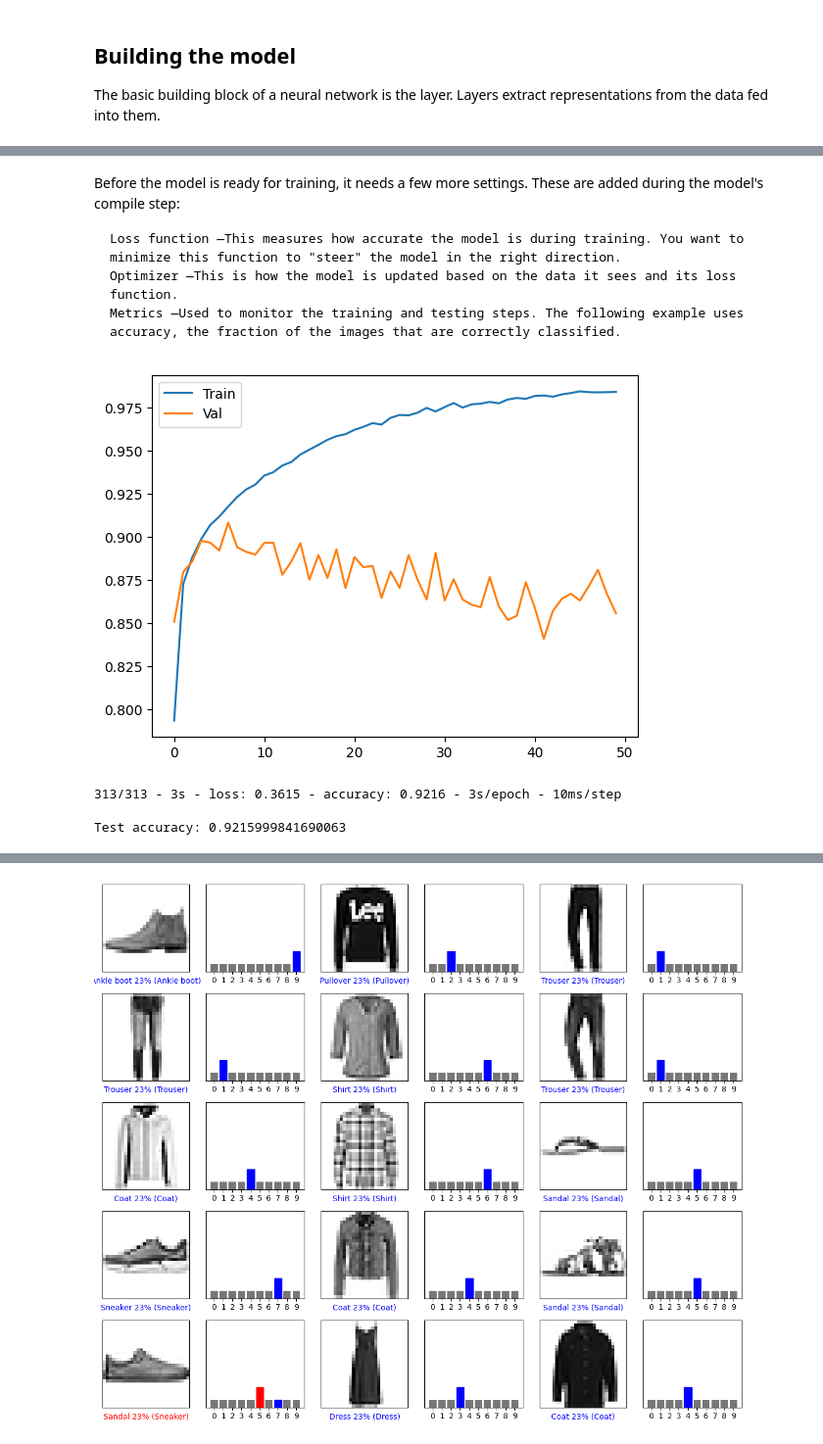
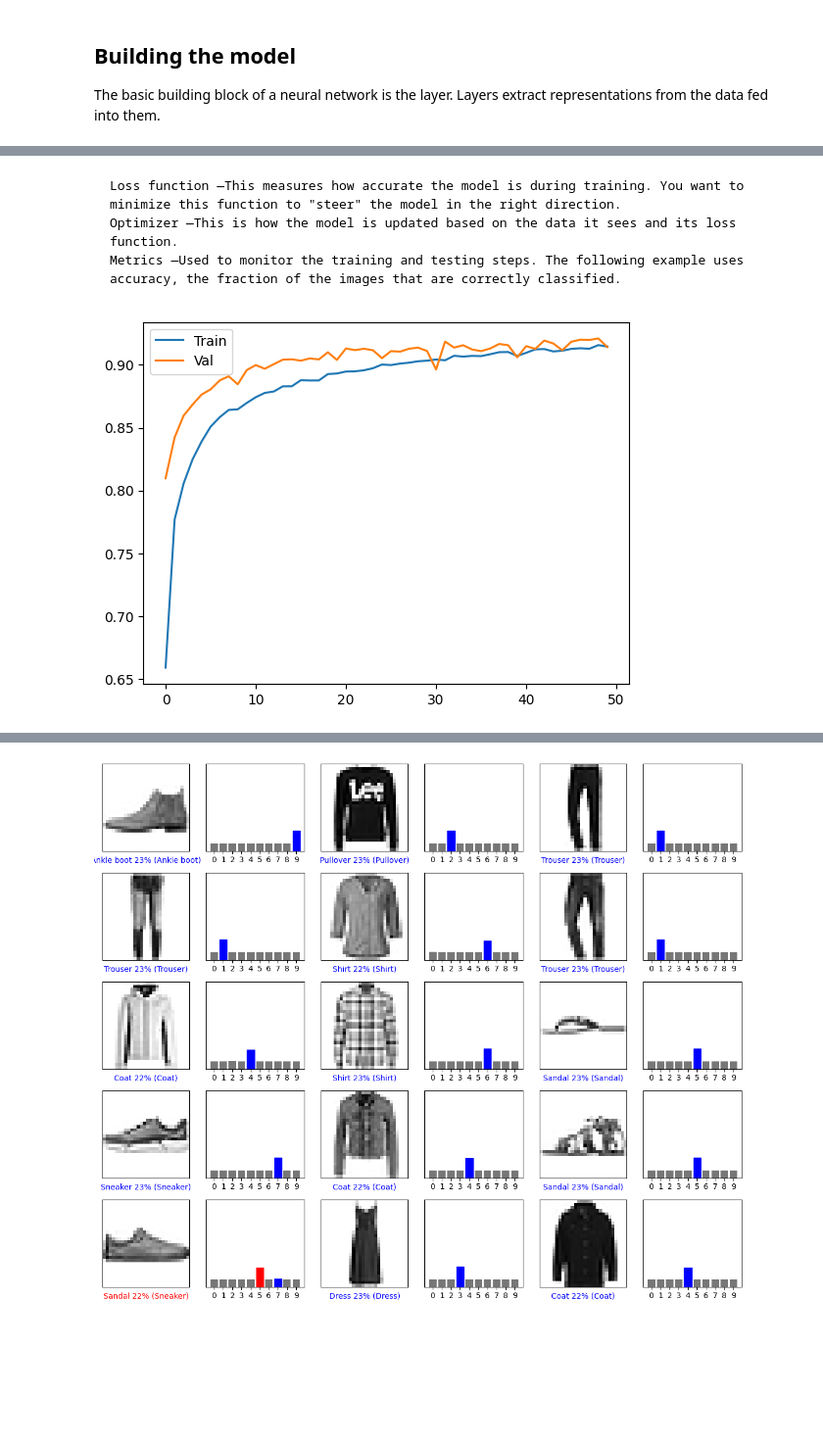
Before and after one commit to miriam-mendez/ADM, a Jupyter notebook: main.ipynb, the cells around one changed output, grey strips where cells are left out. Shown at 98% size. Cells and saved outputs as stored; diff of their text form; code cells hidden in the pictures; blank space fills up the shorter version.

```diff
--- a/main.ipynb
+++ b/main.ipynb
@@ -74,19 +74,18 @@ plt.show()
 ## Building the model
 The basic building block of a neural network is the layer. Layers extract representations from the data fed into them.
 # %%
-# LeNet-5 CNN Architecture
-model = Sequential()
-model.add(Conv2D(filters=32,kernel_size=(3,3),padding='same',activation='relu',input_shape=(28,28,1)))
-model.add(MaxPooling2D())
-model.add(Dropout(0.2))
-
-model.add(Conv2D(filters=64,kernel_size=(3,3),padding='same',activation='relu'))
-model.add(MaxPooling2D())
-model.add(Dropout(0.2))
-
-model.add(Flatten())
-model.add(Dense(units=120,activation='relu'))
-model.add(Dense(units=84,activation='relu'))
-model.add(Dense(units=10,activation='softmax'))
+model = tf.keras.Sequential()
+# Must define the input shape in the first layer of the neural network
+model.add(tf.keras.layers.Conv2D(filters=64, kernel_size=2, padding='same', activation='relu', input_shape=(28,28,1)))
+model.add(tf.keras.layers.MaxPooling2D(pool_size=2))
+model.add(tf.keras.layers.Dropout(0.3))
+model.add(tf.keras.layers.Conv2D(filters=32, kernel_size=2, padding='same', activation='relu'))
+model.add(tf.keras.layers.MaxPooling2D(pool_size=2))
+model.add(tf.keras.layers.Dropout(0.3))
+model.add(tf.keras.layers.Flatten())
+model.add(tf.keras.layers.Dense(256, activation='relu'))
+model.add(tf.keras.layers.Dropout(0.5))
+model.add(tf.keras.layers.Dense(10, activation='softmax'))
+# Take a look at the model summary
 model.summary()
 # %% [output]
@@ -114,6 +109,6 @@ To enable them in other operations, rebuild TensorFlow with the appropriate comp
 # %%
 model.compile(optimizer='adam',
-              loss=tf.keras.losses.SparseCategoricalCrossentropy(from_logits=True),
+              loss='categorical_crossentropy',
               metrics=['accuracy'])
 # %%
 chekcpoint = ModelCheckpoint('best_model.hdf5',verbose=1,save_best_only=True, monitor = 'val_accuracy')
@@ -147,5 +142,4 @@ Epoch 50: val_accuracy did not improve from 0.90820
 # %% [markdown]
-Before the model is ready for training, it needs a few more settings. These are added during the model's compile step:
 
     Loss function —This measures how accurate the model is during training. You want to minimize this function to "steer" the model in the right direction.
     Optimizer —This is how the model is updated based on the data it sees and its loss function.
@@ -153,14 +147,7 @@ Before the model is ready for training, it needs a few more settings. These are
 # %%
 plt.plot(hist.history['accuracy'],label='Train')
 plt.plot(hist.history['val_accuracy'],label='Val')
 plt.legend()
 plt.show()
-
-test_loss, test_acc = model.evaluate(test_images,  test_labels, verbose=2)
-
-print('\nTest accuracy:', test_acc)
 # %% [output]
-[figure, old version]
+[figure, new version]
-313/313 - 3s - loss: 0.3615 - accuracy: 0.9216 - 3s/epoch - 10ms/step
-
-Test accuracy: 0.9215999841690063
```
Also changed, not shown: parts of 7 cells of this notebook, 1 other file.
